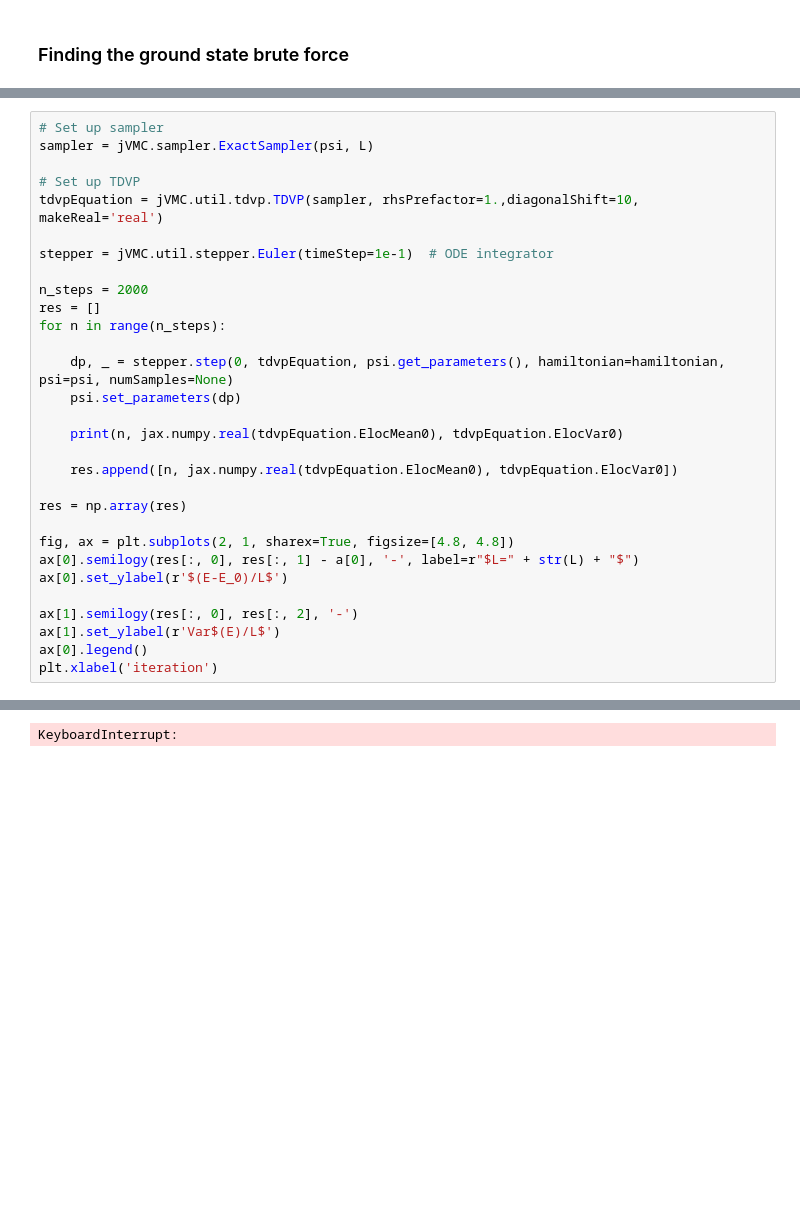
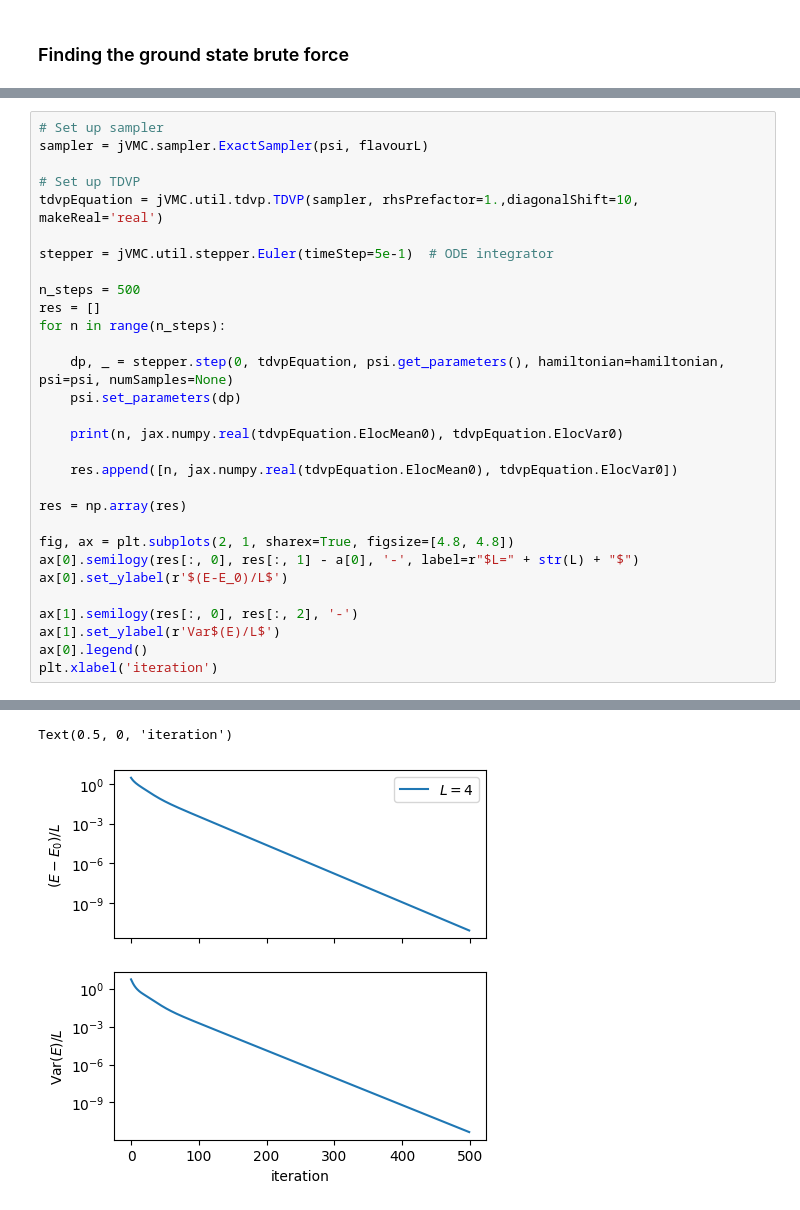
Before and after one commit to markusschmitt/vmc_jax, a Jupyter notebook: examples/ex7_fermions.ipynb, the cells around one changed output, grey strips where cells are left out. Drawn from its saved outputs; the diff is of its cells as text; blank space fills up the shorter version.

```diff
--- a/examples/ex7_fermions.ipynb
+++ b/examples/ex7_fermions.ipynb
@@ -168,13 +172,13 @@ Net init:  [[0.00278445+0.0221402j]]
 # %%
 # Set up sampler
-sampler = jVMC.sampler.ExactSampler(psi, L)
+sampler = jVMC.sampler.ExactSampler(psi, flavourL)
 
 # Set up TDVP
 tdvpEquation = jVMC.util.tdvp.TDVP(sampler, rhsPrefactor=1.,diagonalShift=10, makeReal='real')
 
-stepper = jVMC.util.stepper.Euler(timeStep=1e-1)  # ODE integrator
+stepper = jVMC.util.stepper.Euler(timeStep=5e-1)  # ODE integrator
 
-n_steps = 2000
+n_steps = 500
 res = []
 for n in range(n_steps):
 
@@ -216,4 +220,5 @@ plt.xlabel('iteration')
-KeyboardInterrupt:
+Text(0.5, 0, 'iteration')
+[figure, added]
 # %%
 s, logPsi, _ = exactSampler.sample()
 var_wf = np.real(np.exp(logPsi))[0]
```
Also changed, not shown: parts of 8 cells of this notebook.
